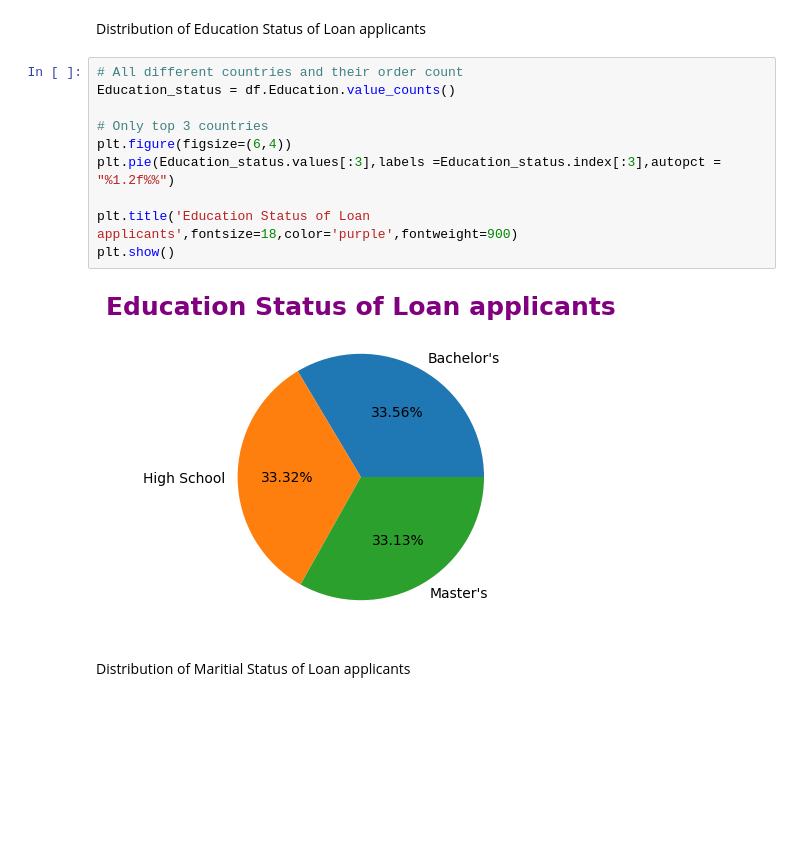
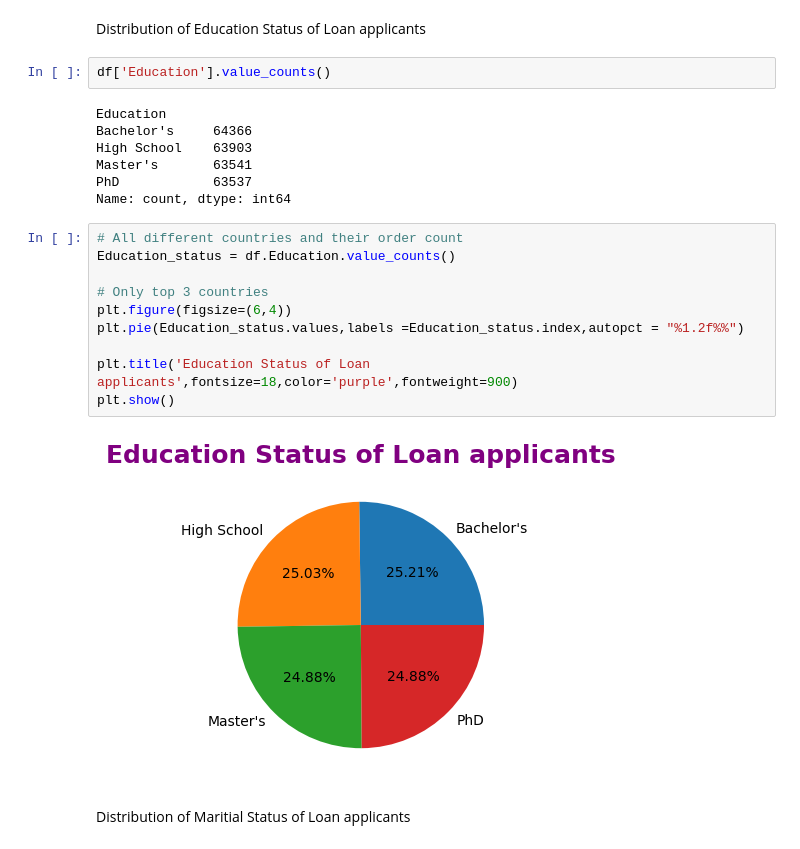
Before and after one commit to koelinkrishh/Loan-Approval, a Jupyter notebook: Notebooks/EDA.ipynb, the cells around one changed output. Drawn from its saved outputs; the diff is of its cells as text; blank space fills up the shorter version.

```diff
--- a/Notebooks/EDA.ipynb
+++ b/Notebooks/EDA.ipynb
@@ -196,17 +207,26 @@ df.sample(5)
 # %% [markdown]
 Distribution of Education Status of Loan applicants
+# %%
+df['Education'].value_counts()
+# %% [output]
+Education
+Bachelor's     64366
+High School    63903
+Master's       63541
+PhD            63537
+Name: count, dtype: int64
 # %%
 # All different countries and their order count
 Education_status = df.Education.value_counts()
 
 # Only top 3 countries
 plt.figure(figsize=(6,4))
-plt.pie(Education_status.values[:3],labels =Education_status.index[:3],autopct = "%1.2f%%")
+plt.pie(Education_status.values,labels =Education_status.index,autopct = "%1.2f%%")
 
 plt.title('Education Status of Loan applicants',fontsize=18,color='purple',fontweight=900)
 plt.show()
 # %% [output]
-[figure, old version]
+[figure, new version]
 # %% [markdown]
 Distribution of Maritial Status of Loan applicants
 # %%
```
Also changed, not shown: parts of 9 cells of this notebook, 2 other files.
